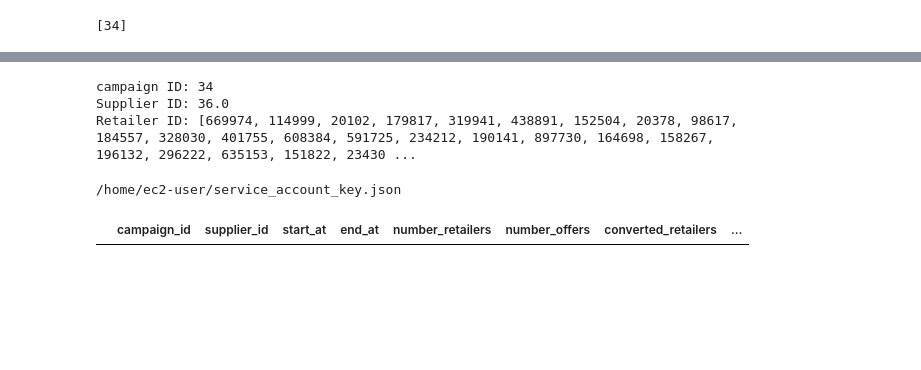
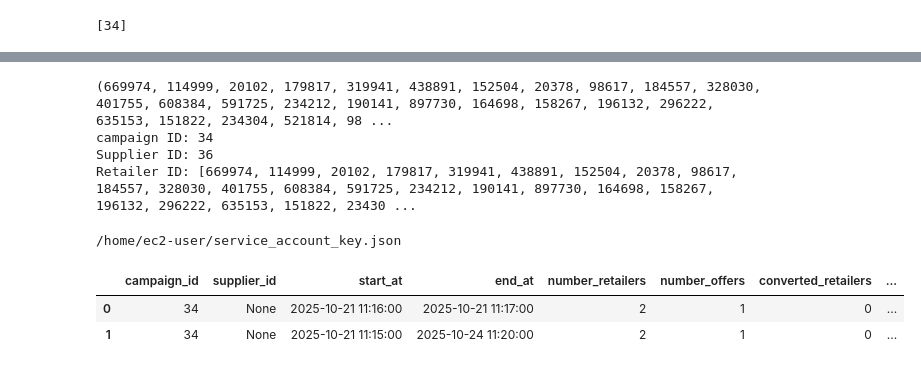
Before and after one commit to Maxab-Growth/Seif, a Jupyter notebook: Seif's_stuff/offer_itteration.ipynb, the cells around one changed output, grey strips where cells are left out. Cells and saved outputs as stored; diff of their text form; code cells hidden in the pictures; blank space fills up the shorter version.

```diff
--- a/Seif's_stuff/offer_itteration.ipynb
+++ b/Seif's_stuff/offer_itteration.ipynb
@@ -119,16 +124,20 @@ See the caveats in the documentation: https://pandas.pydata.org/pandas-docs/stab
 # Extract the values from offers_ended DataFrame first
 if not offers_ended.empty:
     campaign_id_value = offers_ended['campaign_id'].iloc[0]
-    supplier_id_value = offers_ended['supplier_id'].iloc[0]
+    supplier_id_value = int(offers_ended['supplier_id'].iloc[0])
     retailer_id_value = offers_ended['retailer_list'].iloc[0]
+
+    retailer_list = tuple(retailer_id_value)
     print(f"campaign ID: {campaign_id_value}")
     print(f"Supplier ID: {supplier_id_value}")
-    print(f"Retailer ID: {retailer_id_value}")
+    # print(f"Retailer ID: {retailer_id_value}")
+
 else:
     print("offers_ended is empty!")
 # %% [output]
+(669974, 114999, 20102, 179817, 319941, 438891, 152504, 20378, 98617, 184557, 328030, 401755, 608384, 591725, 234212, 190141, 897730, 164698, 158267, 196132, 296222, 635153, 151822, 234304, 521814, 98 ...
 campaign ID: 34
-Supplier ID: 36.0
+Supplier ID: 36
 Retailer ID: [669974, 114999, 20102, 179817, 319941, 438891, 152504, 20378, 98617, 184557, 328030, 401755, 608384, 591725, 234212, 190141, 897730, 164698, 158267, 196132, 296222, 635153, 151822, 23430 ...
 # %%
 query1 = """with offer_redeemers as (
@@ -162,7 +171,7 @@ select s.*,
 from (
 select
 		SPLIT_PART(description, '_', 2)      AS campaign_id,
-    	TRY_CAST(REGEXP_SUBSTR(description, '\\d+', 1, 2) AS INT) AS supplier_id,
+    	REGEXP_SUBSTR(description, '\\d+', 1, 2)  AS supplier_id,
 		offer.id as offer_id,
 		offer.active_from as start_at,
 		offer.active_to as end_at,
@@ -176,10 +185,8 @@ select
 		when description like '%ch_o%' then 'Churned Old' end as retailer_tag
 from offers.offer,
     lateral flatten(strtok_to_array(replace(replace(WHITE_LIST_RETAILER_IDS,'{', ''),'}',''),',')) retailer
-where start_at::date between current_date - 90 and current_date
-and TRY_CAST(REGEXP_SUBSTR(description, '\\d+', 1, 2) AS INT) IS NOT NULL"""
-query2 = f"""
-and campaign_id = 34
+where start_at::date between current_date - 90 and current_date"""
+query2 = f""" and campaign_id = '{campaign_id_value}'
 and is_cancelled = false) s
 left join offers.rule r on r.parent_rule_id = s.rule_id and r.dtype = 'TicketSizeRule' )s
 left join offer_redeemers ofr on ofr.retailer_id = s.retailer_id and s.offer_id = ofr.maxab_offer_id
@@ -217,31 +224,33 @@ select  campaign_id,
 		sum(case when p.id is not null and so.created_at between start_at and end_at then coalesce(pso.total_price, 0) else 0 end) as product_nmv_post,
 		sum(case when p.id is not null and so.created_at between start_lm and end_lm then coalesce(pso.total_price, 0) else 0 end) as product_nmv_lm,
 		s.type_id as brand_id
 from (
 select  offer.*,
 		type_id,
 		min_gmv,
 		CONVERT_TIMEZONE('UTC', 'Africa/Cairo',start_at) - interval '1 month' as start_lm,
 		CONVERT_TIMEZONE('UTC', 'Africa/Cairo', end_at) - interval '1 month' as end_lm
 from offer
 left join (
 select distinct rule.parent_rule_id, coalesce(allb.type_id,oneb.type_id) as type_id,ticket_size_minimum_value as off_ts, oneb.minimum_gmv as min_gmv
 from offers.rule
 left join offers.one_of_brands_rule_item as oneb on oneb.one_of_brands_rule_id = rule.id and dtype = 'OneOfBrandsRule'
 left join offers.all_of_brands_rule_item as allb on allb.all_of_brands_rule_id = rule.id and dtype = 'AllOfBrandsRule') s on s.parent_rule_id = offer.rule_id
 where type_id is not null
 order by retailer_id ) s
 left join sales_orders so on so.retailer_id = s.retailer_id and (CONVERT_TIMEZONE('UTC', 'Africa/Cairo',so.created_at) between CONVERT_TIMEZONE('UTC', 'Africa/Cairo',start_at) and CONVERT_TIMEZONE('UTC', 'Africa/Cairo',end_at) or CONVERT_TIMEZONE('UTC', 'Africa/Cairo',so.created_at)  between start_lm and end_lm)
 left join product_sales_order pso on pso.sales_order_id = so.id and purchased_item_count > 0
 left join products p on p.id = pso.product_id and p.brand_id = s.type_id
 group by all
 order by discount_value )
 
-group by all """
+group by all  """
 performance = snowflake_query("egypt", f"""
 {query1}{query2}
 """)
 performance
 # %% [output]
 /home/ec2-user/service_account_key.json
 |  | campaign_id | supplier_id | start_at | end_at | number_retailers | number_offers | converted_retailers | ... |
+| 0 | 34 | None | 2025-10-21 11:16:00 | 2025-10-21 11:17:00 | 2 | 1 | 0 | ... |
+| 1 | 34 | None | 2025-10-21 11:15:00 | 2025-10-24 11:20:00 | 2 | 1 | 0 | ... |
```
Also changed, not shown: parts of 20 cells of this notebook.
